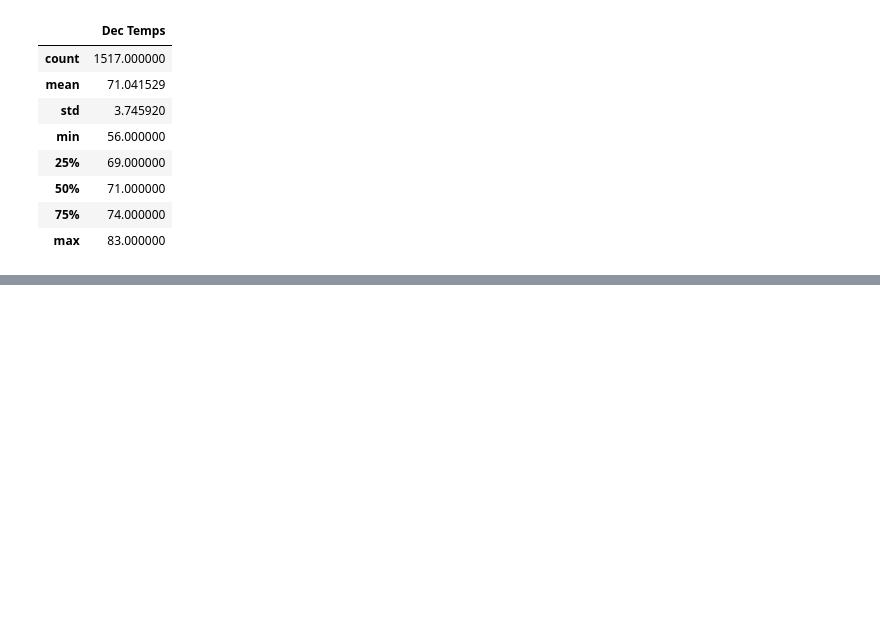
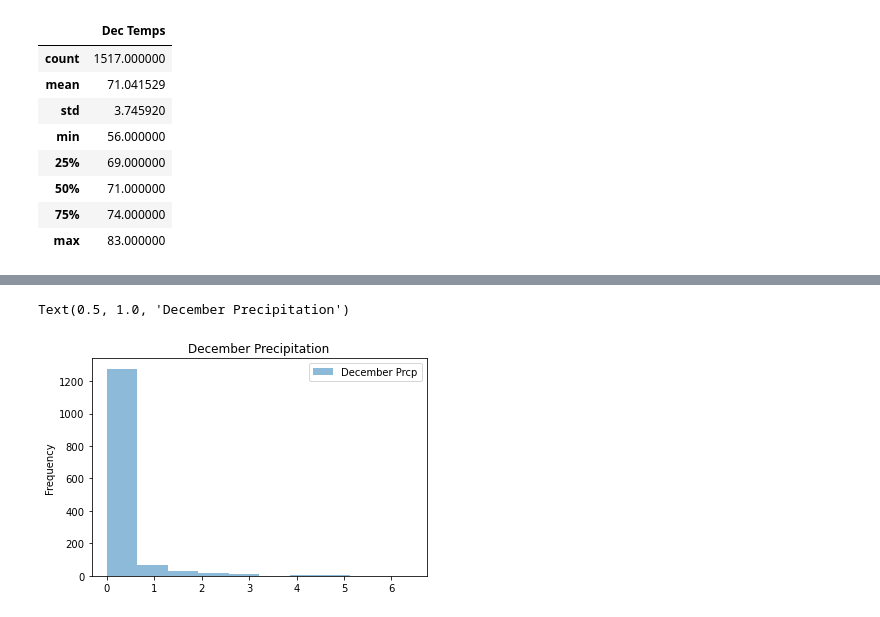
Before and after one commit to cffhr99/Module9-Challenge, a Jupyter notebook: SurfsUp_Challenge.ipynb, the cells around one changed output, grey strips where cells are left out. Drawn from its saved outputs; the diff is of its cells as text; code cells hidden in the pictures; blank space fills up the shorter version.

```diff
--- a/SurfsUp_Challenge.ipynb
+++ b/SurfsUp_Challenge.ipynb
@@ -85,0 +102,6 @@ dec_df.describe()
+# %%
+dec_hist = dec_prcp_df.plot.hist(alpha=0.5)
+dec_hist.set_title('December Precipitation')
+# %% [output]
+Text(0.5, 1.0, 'December Precipitation')
+[figure, added]
```
Also changed, not shown: parts of 3 cells of this notebook.
